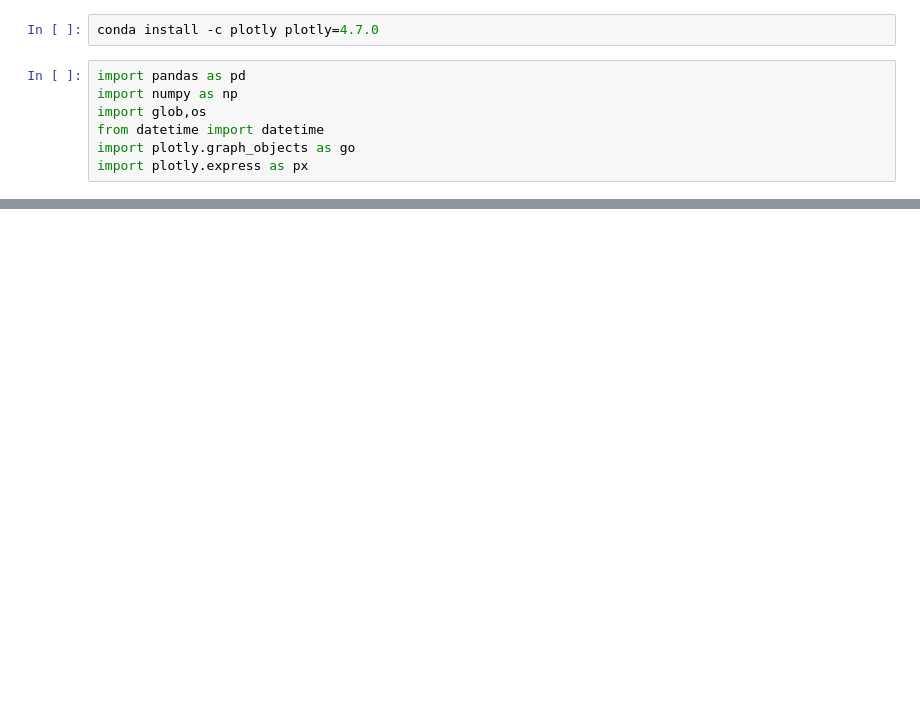
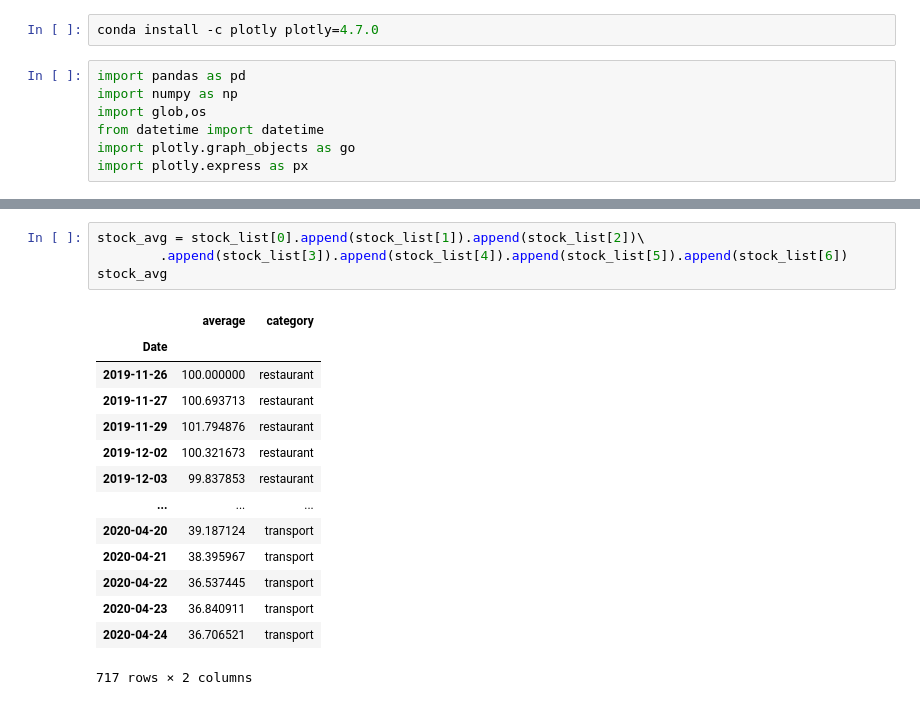
Before and after one commit to HaroldTang/Covid19_LockDown_Project, a Jupyter notebook: Code/Stockprice_Analysis.ipynb, the cells around one changed output, grey strips where cells are left out. Saved outputs shown, nothing was run; the diff lists cells and outputs as text; blank space fills up the shorter version.

```diff
--- a/Code/Stockprice_Analysis.ipynb
+++ b/Code/Stockprice_Analysis.ipynb
@@ -56,0 +100,19 @@ fig.show()
+# %%
+stock_avg = stock_list[0].append(stock_list[1]).append(stock_list[2])\
+        .append(stock_list[3]).append(stock_list[4]).append(stock_list[5]).append(stock_list[6])
+stock_avg
+# %% [output]
+|  | average | category |
+| Date |  |  |
+| 2019-11-26 | 100.000000 | restaurant |
+| 2019-11-27 | 100.693713 | restaurant |
+| 2019-11-29 | 101.794876 | restaurant |
+| 2019-12-02 | 100.321673 | restaurant |
+| 2019-12-03 | 99.837853 | restaurant |
+| ... | ... | ... |
+| 2020-04-20 | 39.187124 | transport |
+| 2020-04-21 | 38.395967 | transport |
+| 2020-04-22 | 36.537445 | transport |
+| 2020-04-23 | 36.840911 | transport |
+| 2020-04-24 | 36.706521 | transport |
+717 rows × 2 columns
```
Also changed, not shown: parts of 13 cells of this notebook, 19 other files.
